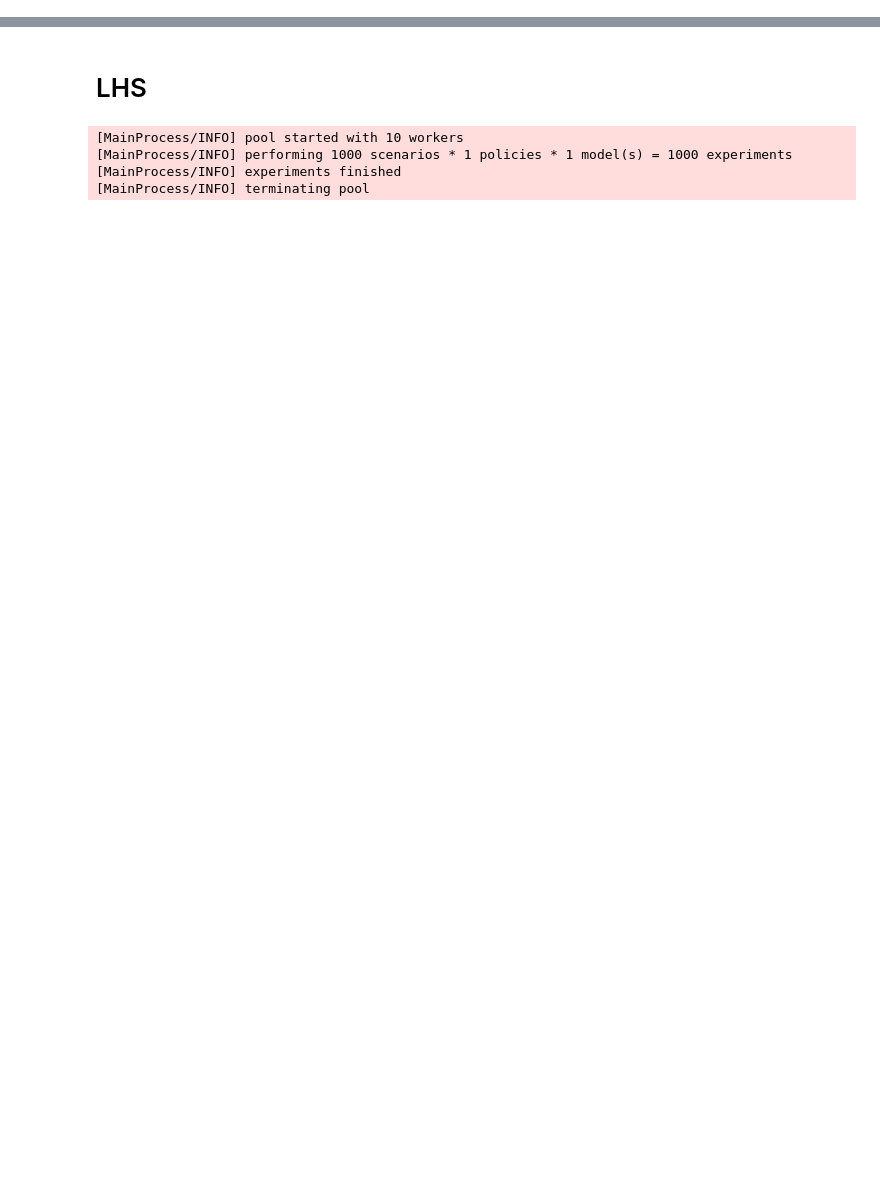
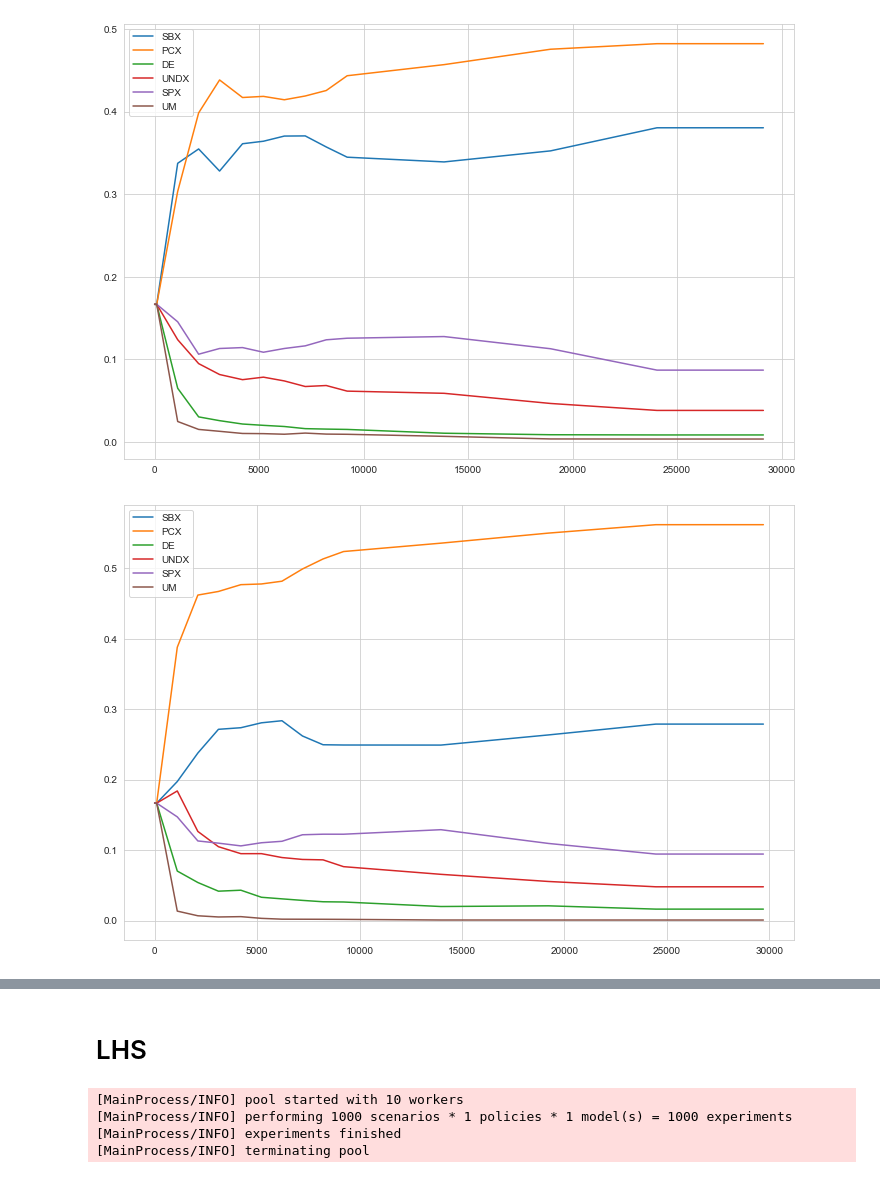
Before and after one commit to quaquel/EMAworkbench, a Jupyter notebook: ema_workbench/examples/outputspace_exploration_lakeproblem.ipynb, the cells around one changed output, grey strips where cells are left out. Cells and saved outputs as stored; diff of their text form; code cells hidden in the pictures; blank space fills up the shorter version.

Commit message:
adds autoadaptive operator selection

```diff
--- a/ema_workbench/examples/outputspace_exploration_lakeproblem.ipynb
+++ b/ema_workbench/examples/outputspace_exploration_lakeproblem.ipynb
@@ -157,0 +161,31 @@ plt.show()
+# %%
+from ema_workbench.em_framework.output_space_exploration import AutoAdaptiveOutputSpaceExploration
+from ema_workbench.em_framework.optimization import OperatorProbabilities
+
+
+
+convergences = []
+
+with MultiprocessingEvaluator(lake_model) as evaluator:
+
+    for _ in range(5):
+        convergence_metrics = [
+            EpsilonProgress(),
+            OperatorProbabilities("SBX", 0),
+            OperatorProbabilities("PCX", 1),
+            OperatorProbabilities("DE", 2),
+            OperatorProbabilities("UNDX", 3),
+            OperatorProbabilities("SPX", 4),
+            OperatorProbabilities("UM", 5),
+        ]
+        res, convergence = evaluator.optimize(algorithm=AutoAdaptiveOutputSpaceExploration,
+                                 grid_spec=[(0, 12, 0.5),
+                                            (0, 0.6, 0.05),
+                                            (0, 1, 0.1),
+                                            (0, 1, 0.1)],
+                                 nfe=25000,
+                                 searchover='uncertainties',
+                                 reference=reference,
+                                 variator=None,
+                                 convergence=convergence_metrics)
+        convergences.append(convergence)
@@ -157,0 +208,17 @@ plt.show()
+# %%
+
+
+
+for convergence in convergences:
+    fig, ax = plt.subplots()
+    ax.plot(convergence.nfe, convergence.SBX, label='SBX')
+    ax.plot(convergence.nfe, convergence.PCX, label='PCX')
+    ax.plot(convergence.nfe, convergence.DE, label='DE')
+    ax.plot(convergence.nfe, convergence.UNDX, label='UNDX')
+    ax.plot(convergence.nfe, convergence.SPX, label='SPX')
+    ax.plot(convergence.nfe, convergence.UM, label='UM')
+    ax.legend()
+plt.show()
+# %% [output]
+[figure, added]
+[figure, added]
```
Also changed, not shown: parts of 20 cells of this notebook, 1 other file.
